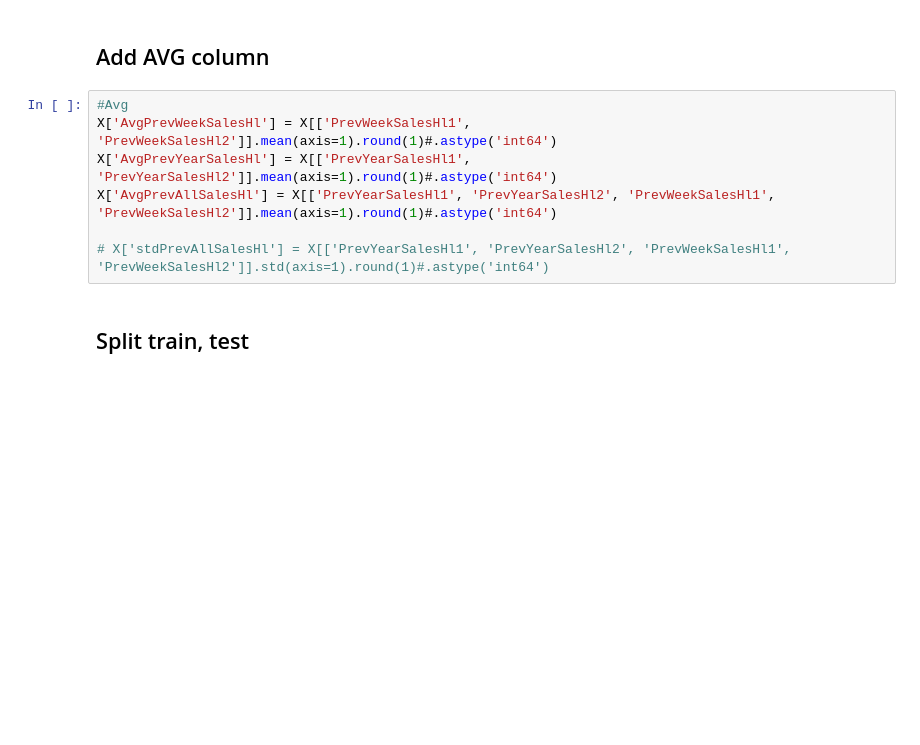
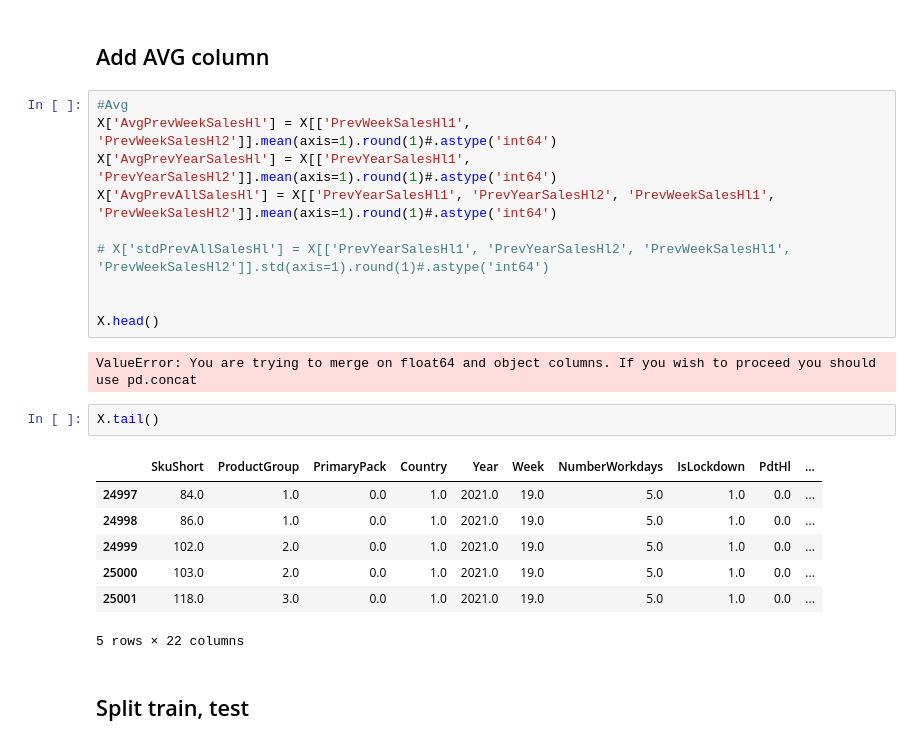
Before and after one commit to kohlicekjan/forecasting-beer-sales-ml, a Jupyter notebook: main.ipynb, the cells around one changed output. Cells and saved outputs as stored; diff of their text form; blank space fills up the shorter version.

```diff
--- a/main.ipynb
+++ b/main.ipynb
@@ -274,6 +348,21 @@ X['AvgPrevYearSalesHl'] = X[['PrevYearSalesHl1', 'PrevYearSalesHl2']].mean(axis=
 X['AvgPrevAllSalesHl'] = X[['PrevYearSalesHl1', 'PrevYearSalesHl2', 'PrevWeekSalesHl1', 'PrevWeekSalesHl2']].mean(axis=1).round(1)#.astype('int64')
 
 # X['stdPrevAllSalesHl'] = X[['PrevYearSalesHl1', 'PrevYearSalesHl2', 'PrevWeekSalesHl1', 'PrevWeekSalesHl2']].std(axis=1).round(1)#.astype('int64')
+
+
+X.head()
+# %% [output]
+ValueError: You are trying to merge on float64 and object columns. If you wish to proceed you should use pd.concat
+# %%
+X.tail()
+# %% [output]
+|  | SkuShort | ProductGroup | PrimaryPack | Country | Year | Week | NumberWorkdays | IsLockdown | PdtHl | ... |
+| 24997 | 84.0 | 1.0 | 0.0 | 1.0 | 2021.0 | 19.0 | 5.0 | 1.0 | 0.0 | ... |
+| 24998 | 86.0 | 1.0 | 0.0 | 1.0 | 2021.0 | 19.0 | 5.0 | 1.0 | 0.0 | ... |
+| 24999 | 102.0 | 2.0 | 0.0 | 1.0 | 2021.0 | 19.0 | 5.0 | 1.0 | 0.0 | ... |
+| 25000 | 103.0 | 2.0 | 0.0 | 1.0 | 2021.0 | 19.0 | 5.0 | 1.0 | 0.0 | ... |
+| 25001 | 118.0 | 3.0 | 0.0 | 1.0 | 2021.0 | 19.0 | 5.0 | 1.0 | 0.0 | ... |
+5 rows × 22 columns
 # %% [markdown]
 ## Split train, test
 # %%
```
Also changed, not shown: parts of 15 cells of this notebook, 5 other files.
